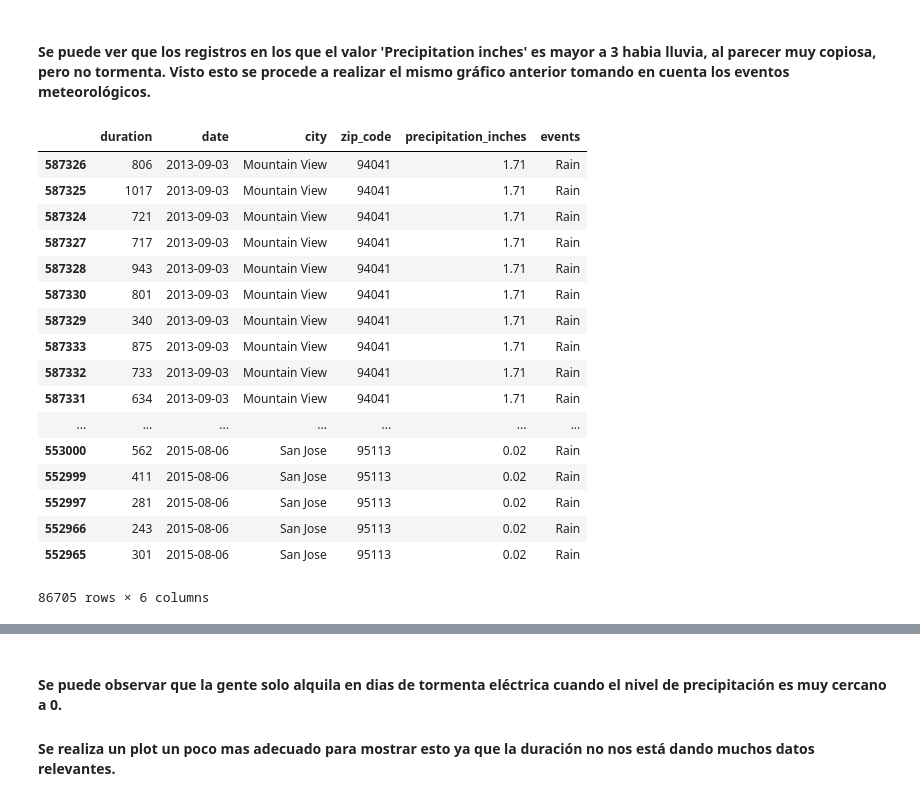
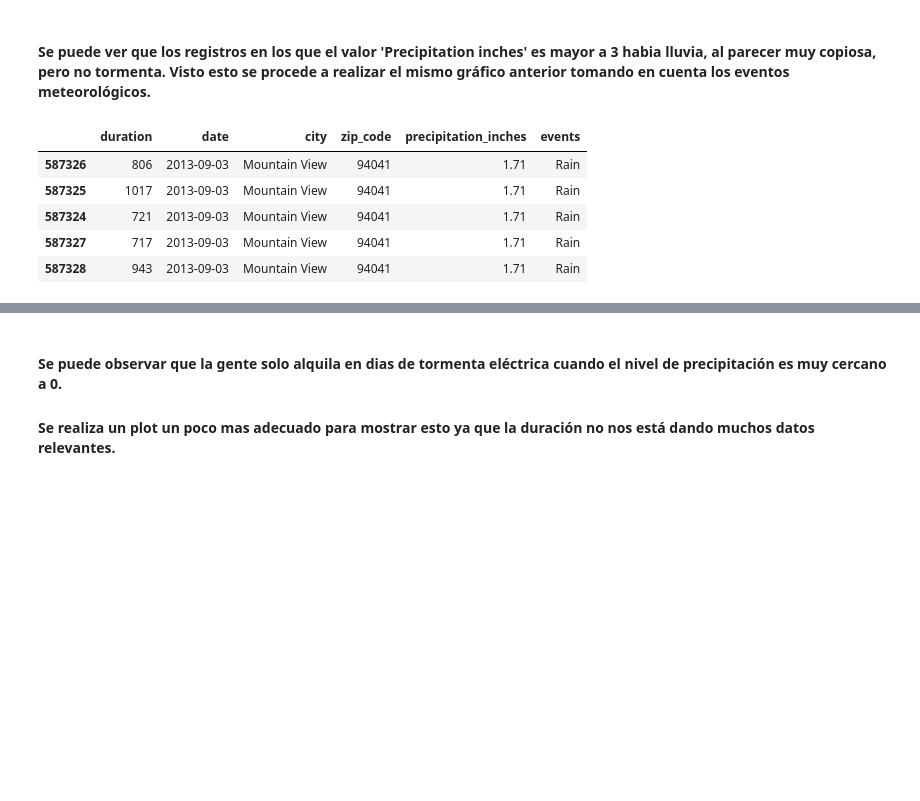
Before and after one commit to fpenovi/SFbikeTravelDuration, a Jupyter notebook: notebooks/04 - Precipitations_VS_TripDuration.ipynb, the cells around one changed output, grey strips where cells are left out. Saved outputs shown, nothing was run; the diff lists cells and outputs as text; code cells hidden in the pictures; blank space fills up the shorter version.

```diff
--- a/notebooks/04 - Precipitations_VS_TripDuration.ipynb
+++ b/notebooks/04 - Precipitations_VS_TripDuration.ipynb
@@ -112,26 +113,14 @@ array(['Rain'], dtype=object)
 # %%
 dfTrip_N_PrecipNormalizedEvents = dfTrip_N_Precipitations[dfTrip_N_Precipitations.events.notnull()]
 dfTrip_N_PrecipNormalizedEvents.events = dfTrip_N_PrecipNormalizedEvents.events.apply(lambda event: event.capitalize())
-dfTrip_N_PrecipNormalizedEvents
+dfTrip_N_PrecipNormalizedEvents.head()
 # %% [output]
 |  | duration | date | city | zip_code | precipitation_inches | events |
 | 587326 | 806 | 2013-09-03 | Mountain View | 94041 | 1.71 | Rain |
 | 587325 | 1017 | 2013-09-03 | Mountain View | 94041 | 1.71 | Rain |
 | 587324 | 721 | 2013-09-03 | Mountain View | 94041 | 1.71 | Rain |
 | 587327 | 717 | 2013-09-03 | Mountain View | 94041 | 1.71 | Rain |
 | 587328 | 943 | 2013-09-03 | Mountain View | 94041 | 1.71 | Rain |
-| 587330 | 801 | 2013-09-03 | Mountain View | 94041 | 1.71 | Rain |
-| 587329 | 340 | 2013-09-03 | Mountain View | 94041 | 1.71 | Rain |
-| 587333 | 875 | 2013-09-03 | Mountain View | 94041 | 1.71 | Rain |
-| 587332 | 733 | 2013-09-03 | Mountain View | 94041 | 1.71 | Rain |
-| 587331 | 634 | 2013-09-03 | Mountain View | 94041 | 1.71 | Rain |
-| ... | ... | ... | ... | ... | ... | ... |
-| 553000 | 562 | 2015-08-06 | San Jose | 95113 | 0.02 | Rain |
-| 552999 | 411 | 2015-08-06 | San Jose | 95113 | 0.02 | Rain |
-| 552997 | 281 | 2015-08-06 | San Jose | 95113 | 0.02 | Rain |
-| 552966 | 243 | 2015-08-06 | San Jose | 95113 | 0.02 | Rain |
-| 552965 | 301 | 2015-08-06 | San Jose | 95113 | 0.02 | Rain |
-86705 rows × 6 columns
 # %%
 sns.set(font_scale=1.30)
 sns.set_style("ticks")
```
Also changed, not shown: parts of 3 cells of this notebook.
